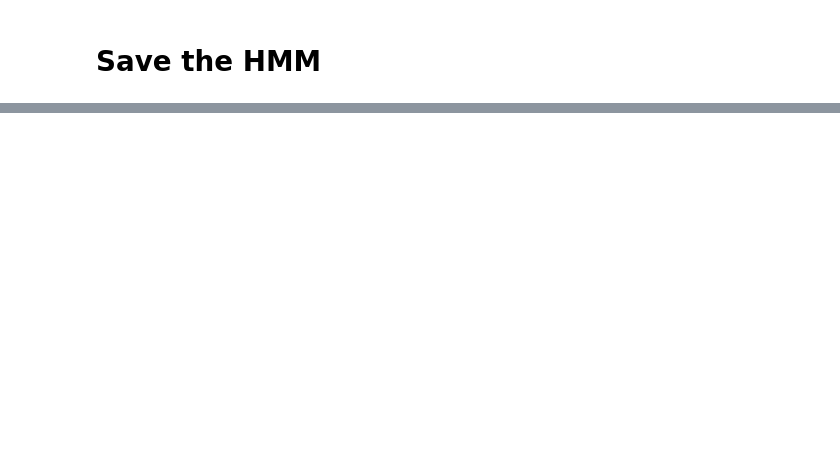
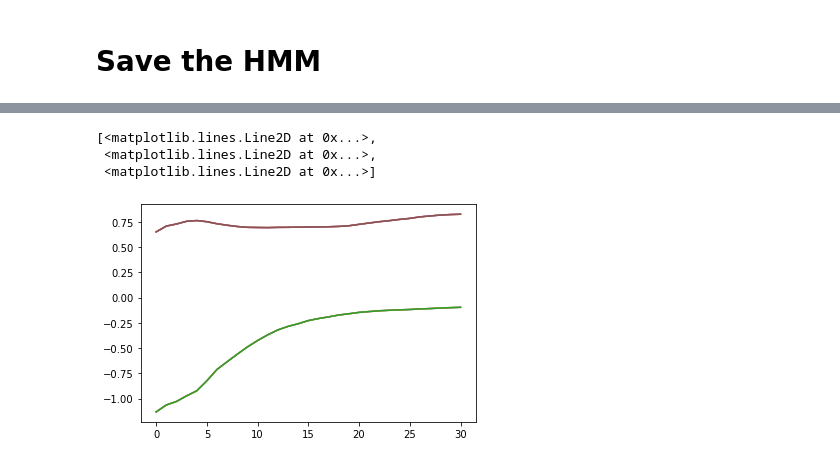
Before and after one commit to evsi8432/sublinear-HMM-inference, a Jupyter notebook: src/case_study-large.ipynb, the cells around one changed output, grey strips where cells are left out. Cells and saved outputs as stored; diff of their text form; code cells hidden in the pictures; blank space fills up the shorter version.

```diff
--- a/src/case_study-large.ipynb
+++ b/src/case_study-large.ipynb
@@ -65,15 +68,16 @@ df = df.merge(df_coarse[['divenum']+coarse_features],
               how = 'left')
 
 for feature in coarse_features:
-    df.loc[df.duplicated('divenum'),feature] = np.nan
+    df.loc[df.duplicated(['ID','divenum']),feature] = np.nan
 
-#df["w_low"] = np.log(df["w_low"])
-#df["w_high"] = np.log(df["w_high"])
+df["w_low"] = np.log(df["w_low"])
+df["w_high"] = np.log(df["w_high"])
+#df['diveDuration'] = np.exp(df['diveDuration'])
 
 df["delt_d"] = df["ad"].diff()
 df["elev"] = -df["ad"]
 
-df = df[df["ID"] == "D26"]
+df = df[df["ID"] == "D26"].iloc[0:1000]
+df = df.reset_index()
 
-display(df.groupby("ID").count())
-df["elev"].plot()
+jump_inds = list(range(df.shape[0]))#df.index[~np.isnan(df["diveDuration"])].to_list()
@@ -220,6 +87,17 @@ data = []
 
 initial_ts = [0]
 final_ts = []
+
+features = ['diveDuration','aw1','aw2','aw3','w_low']
+
+means = {feature: df[feature].mean() for feature in features}
+stds = {feature: df[feature].std() for feature in features}
+
+for feature in features:#['aw1','aw2','aw3']:
+    df[feature] = (df[feature] - means[feature])/stds[feature]
+
+for feature in ['diveDuration','w_low']:
+    df[feature] = df[feature]/stds[feature]
 
 for t,row in enumerate(df.iterrows()):
 
@@ -486,3 +509,17 @@ if not os.path.isdir("../params/large/Mar-02-2023"):
 
 with open("../params/large/Mar-02-2023/" + file, 'wb') as f:
     pickle.dump(optim, f)
+# %%
+x = []
+y = []
+for theta in optim.theta_trace:
+    x.append(theta[0]['diveDuration']['mu'])
+    y.append(theta[0]['diveDuration']['log_sig'])
+
+plt.plot(x)
+plt.plot(y)
+# %% [output]
+[<matplotlib.lines.Line2D at 0x...>,
+ <matplotlib.lines.Line2D at 0x...>,
+ <matplotlib.lines.Line2D at 0x...>]
+[figure, added]
```
Also changed, not shown: parts of 24 cells of this notebook, 3 other files.
